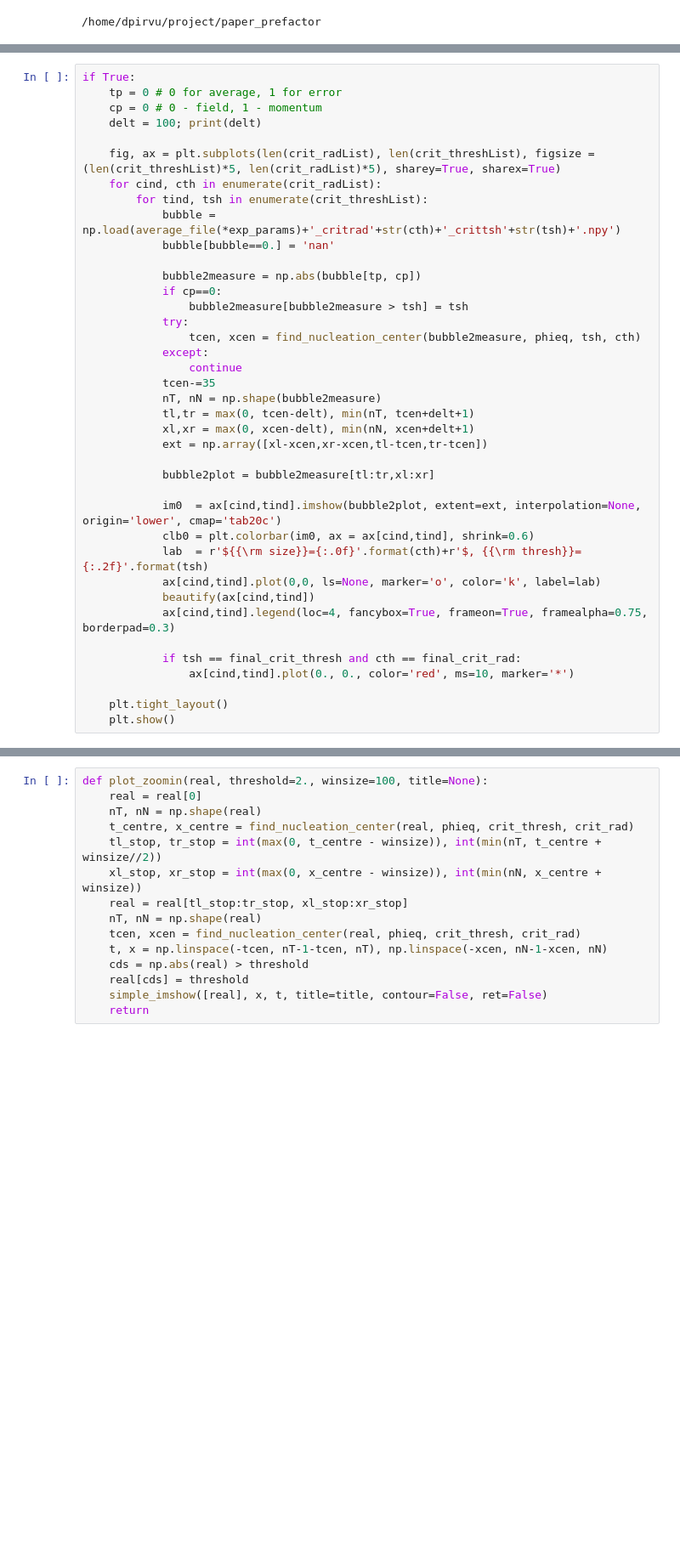
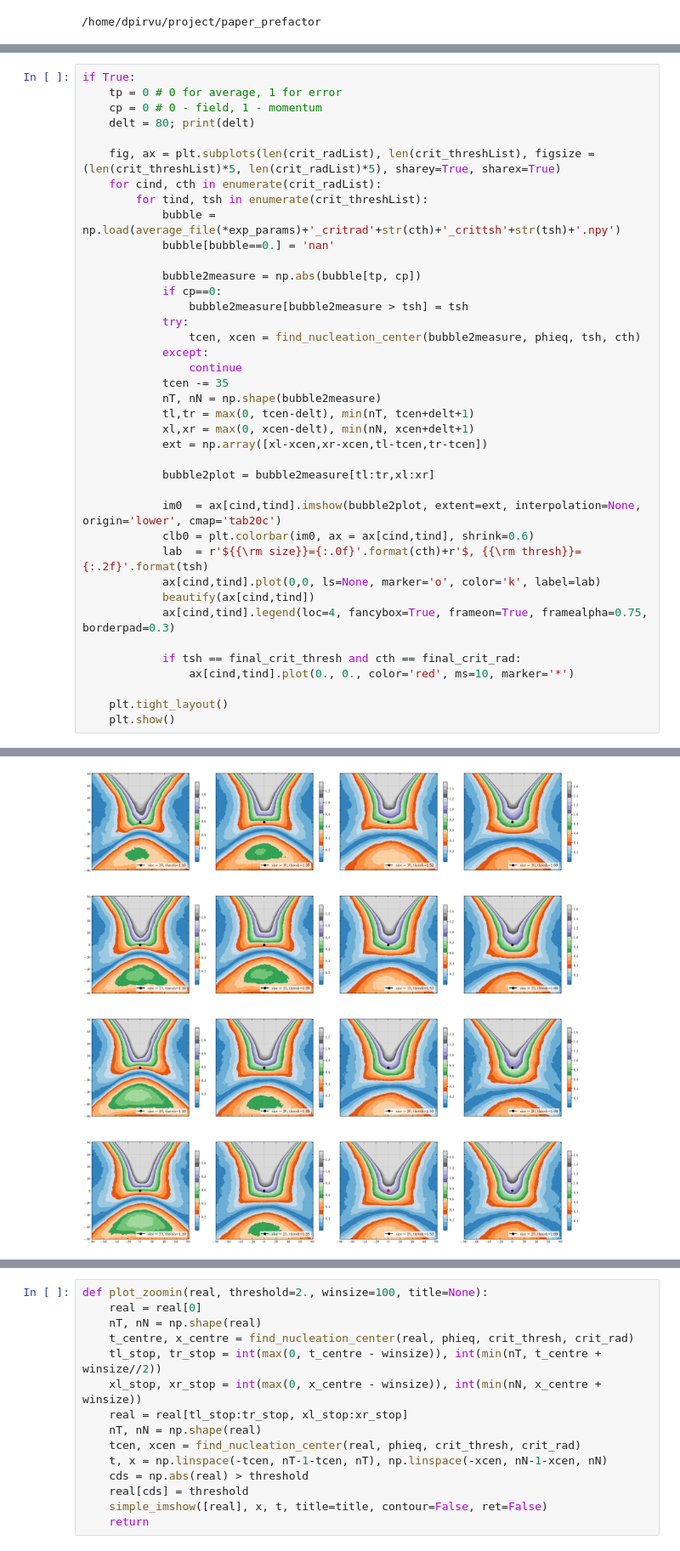
Before and after one commit to DalilaPirvu/Workable, a Jupyter notebook: average.ipynb, the cells around one changed output, grey strips where cells are left out. Shown at 85% size. Cells and saved outputs as stored; diff of their text form; blank space fills up the shorter version.

```diff
--- a/average.ipynb
+++ b/average.ipynb
@@ -160,7 +196,7 @@ Looking at at T, m2, sigma: 0.1 0.85 0.23030938081773686
 if True:
     tp = 0 # 0 for average, 1 for error
     cp = 0 # 0 - field, 1 - momentum
-    delt = 100; print(delt)
+    delt = 80; print(delt)
 
     fig, ax = plt.subplots(len(crit_radList), len(crit_threshList), figsize = (len(crit_threshList)*5, len(crit_radList)*5), sharey=True, sharex=True)
     for cind, cth in enumerate(crit_radList):
@@ -175,7 +211,7 @@ if True:
                 tcen, xcen = find_nucleation_center(bubble2measure, phieq, tsh, cth)
             except:
                 continue
-            tcen-=35
+            tcen -= 35
             nT, nN = np.shape(bubble2measure)
             tl,tr = max(0, tcen-delt), min(nT, tcen+delt+1)
             xl,xr = max(0, xcen-delt), min(nN, xcen+delt+1)
@@ -195,3 +231,4 @@ if True:
 
     plt.tight_layout()
     plt.show()
+# %% [output]
@@ -198,3 +236,4 @@ if True:
+[figure, added]
 # %%
 rfin = np.argwhere(crit_radList == final_crit_rad)[0,0]
 tfin = np.argwhere(crit_threshList == final_crit_thresh)[0,0]
```
Also changed, not shown: parts of 9 cells of this notebook, 1 other file.
